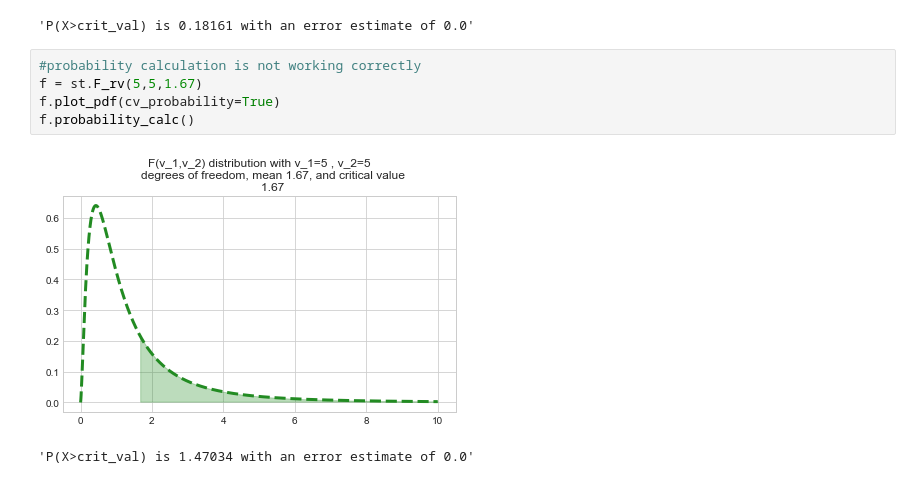
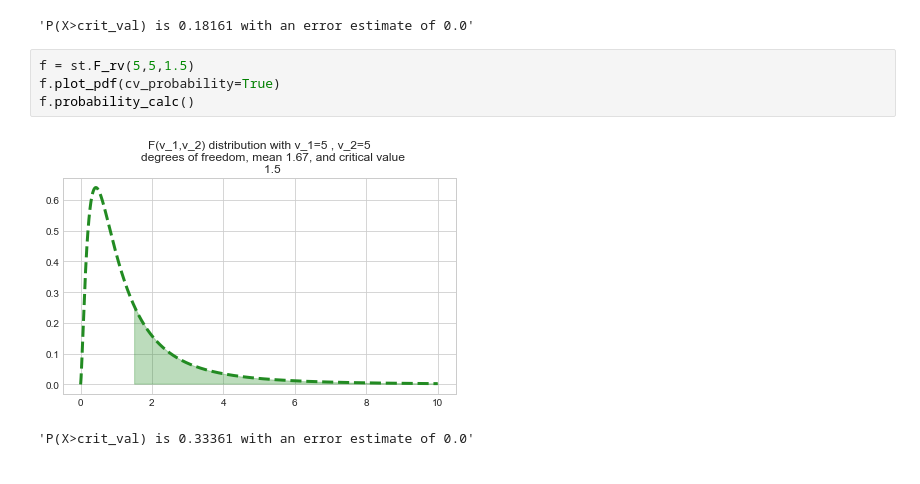
Before and after one commit to WillTirone/applied_stats, a Jupyter notebook: demonstrations/Demonstration.ipynb, the cells around one changed output. Saved outputs shown, nothing was run; the diff lists cells and outputs as text.

```diff
--- a/Demonstration.ipynb
+++ b/demonstrations/Demonstration.ipynb
@@ -104,10 +104,9 @@ t.probability_calc()
 [figure]
 'P(X>crit_val) is 0.18161 with an error estimate of 0.0'
 # %%
-#probability calculation is not working correctly
-f = st.F_rv(5,5,1.67)
+f = st.F_rv(5,5,1.5)
 f.plot_pdf(cv_probability=True)
 f.probability_calc()
 # %% [output]
-[figure, old version]
+[figure, new version]
-'P(X>crit_val) is 1.47034 with an error estimate of 0.0'
+'P(X>crit_val) is 0.33361 with an error estimate of 0.0'
```
Also changed, not shown: parts of 1 cell of this notebook, 5 other files.
